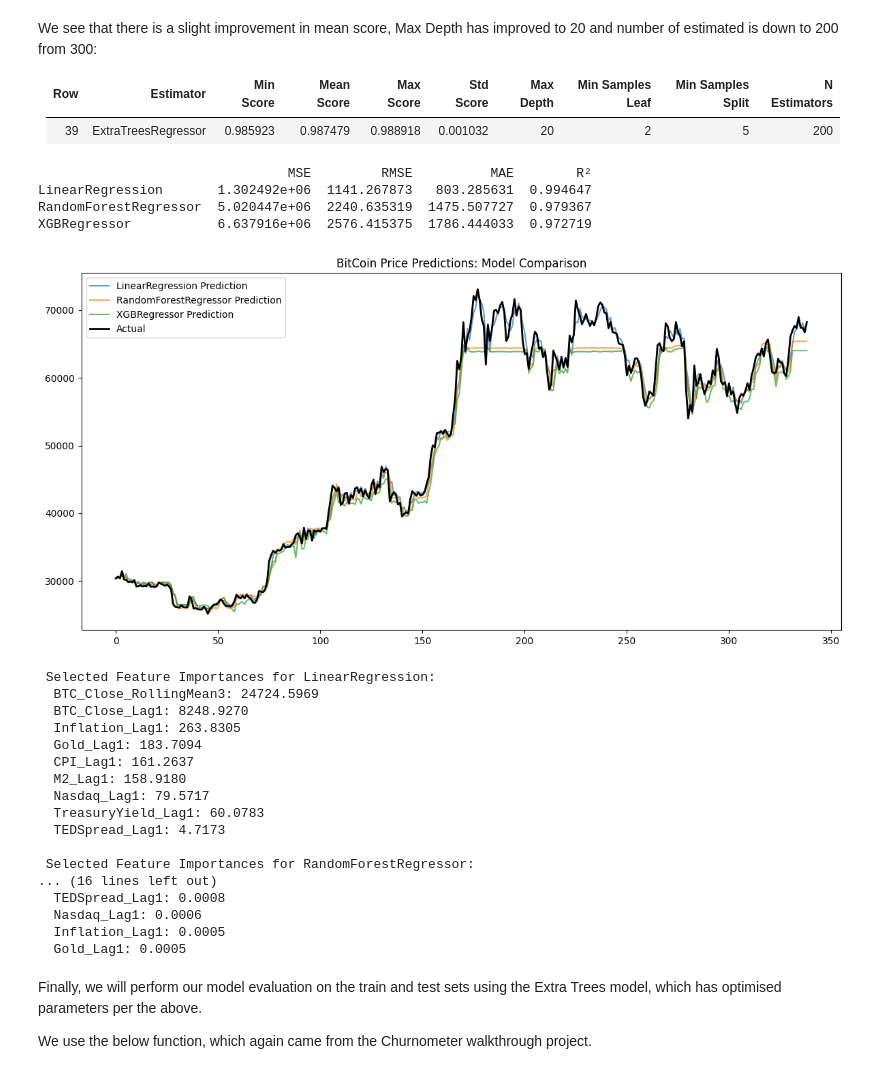
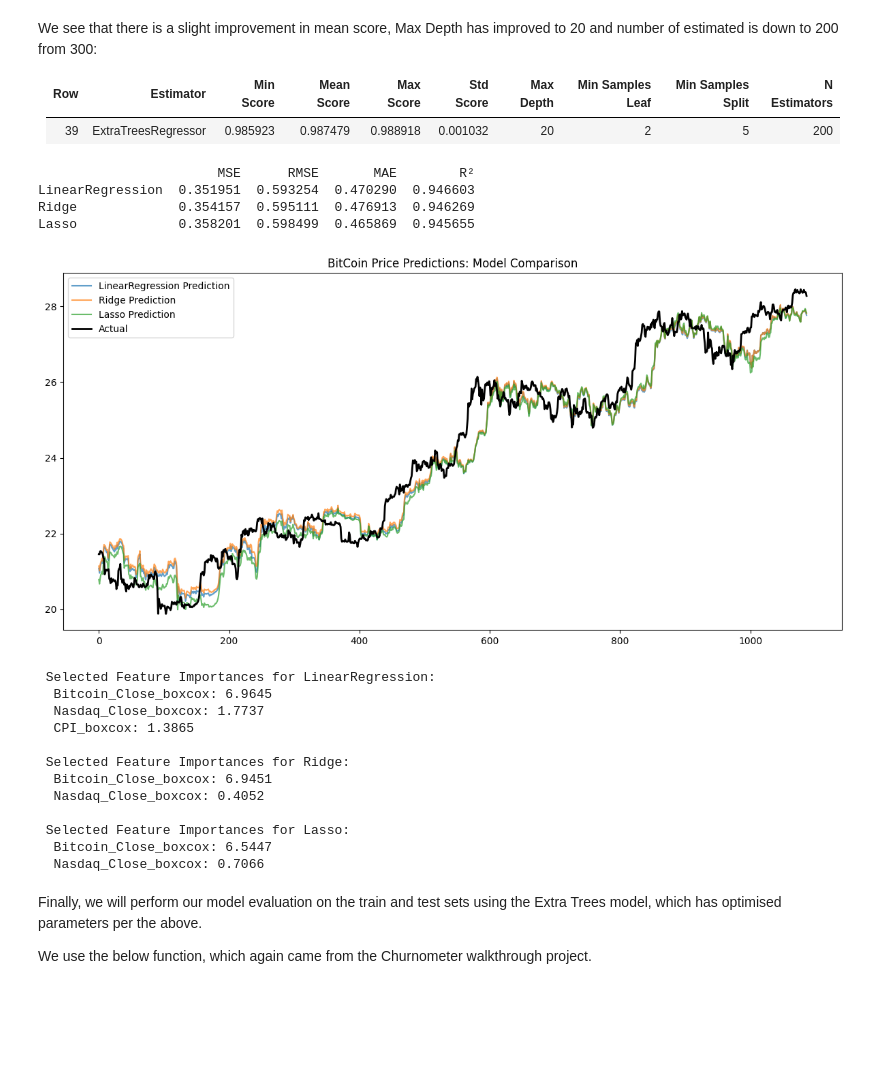
Before and after one commit to Mickyreegs/Project5, a Jupyter notebook: jupyter_notebooks/Modeling_And_Evaluation.ipynb, the cells around one changed output. Cells and saved outputs as stored; diff of their text form; code cells hidden in the pictures; blank space fills up the shorter version.

Commit message:
Split feature engineering into new workbook, run & evaluate linear regression, back transform from box cox, check predictions to actual, check predictions to naive forecast, finally check coefficients

```diff
--- a/jupyter_notebooks/Modeling_And_Evaluation.ipynb
+++ b/jupyter_notebooks/Modeling_And_Evaluation.ipynb
@@ -309,6 +305,8 @@ Here, we use the default parameters of each regressor
 # %%
 models_quick_search = {
     'LinearRegression': LinearRegression(),
+    'Ridge': Ridge(),
+    'Lasso': Lasso(),
     "DecisionTreeRegressor": DecisionTreeRegressor(random_state=0),
     "RandomForestRegressor": RandomForestRegressor(random_state=0),
     "ExtraTreesRegressor": ExtraTreesRegressor(random_state=0),
@@ -319,6 +317,8 @@ models_quick_search = {
 
 params_quick_search = {
     'LinearRegression': {},
+    'Ridge': {},
+    'Lasso': {},
     "DecisionTreeRegressor": {},
     "RandomForestRegressor": {},
     "ExtraTreesRegressor": {},
@@ -483,17 +473,31 @@ We see that there is a slight improvement in mean score, Max Depth has improved
 # %%
 best_models = {
     "LinearRegression": grid_search_pipelines["LinearRegression"].best_estimator_,
-    "RandomForestRegressor": grid_search_pipelines["RandomForestRegressor"].best_estimator_,
-    "XGBRegressor": grid_search_pipelines["XGBRegressor"].best_estimator_
+    "Ridge": grid_search_pipelines["Ridge"].best_estimator_,
+    "Lasso": grid_search_pipelines["Lasso"].best_estimator_
 }
 # %%
 from sklearn.metrics import mean_squared_error, mean_absolute_error, r2_score
 import pandas as pd
 
+selected_features = [
+    'Bitcoin_Close_boxcox',
+    'Nasdaq_Close_boxcox',
+    'CPI_boxcox',
+    'Retail_Sales_boxcox',
+    'M2_Money_Supply_boxcox',
+    'Nasdaq_Close_lag30_boxcox',
+    'CPI_lag30_boxcox',
+    'Retail_Sales_lag30_boxcox',
+    'M2_Money_Supply_lag30_boxcox',
+    'Real_GDP',
+    'Real_GDP_lag30'
+]
+
 results = {}
 
 for name, model in best_models.items():
-    preds = model.predict(features_test[search.selected_features])
+    preds = model.predict(features_test[selected_features])
     results[name] = {
         "MSE": mean_squared_error(target_test, preds),
         "RMSE": mean_squared_error(target_test, preds, squared=False),
@@ -504,25 +508,25 @@ for name, model in best_models.items():
 results_df = pd.DataFrame(results).T.sort_values(by="R²", ascending=False)
 print(results_df)
 # %% [output]
-                                MSE         RMSE          MAE        R²
-LinearRegression       1.302492e+06  1141.267873   803.285631  0.994647
-RandomForestRegressor  5.020447e+06  2240.635319  1475.507727  0.979367
-XGBRegressor           6.637916e+06  2576.415375  1786.444033  0.972719
+                       MSE      RMSE       MAE        R²
+LinearRegression  0.351951  0.593254  0.470290  0.946603
+Ridge             0.354157  0.595111  0.476913  0.946269
+Lasso             0.358201  0.598499  0.465869  0.945655
 # %%
 import matplotlib.pyplot as plt
 
 plt.figure(figsize=(12, 6))
 for name, model in best_models.items():
-    preds = model.predict(features_test[search.selected_features])
+    preds = model.predict(features_test[selected_features])
     plt.plot(preds, label=f"{name} Prediction", alpha=0.7)
 
 plt.plot(target_test.values, label="Actual", color="black", linewidth=2)
 plt.title("BitCoin Price Predictions: Model Comparison")
 plt.legend()
 plt.tight_layout()
 plt.show()
 # %% [output]
-[figure, old version]
+[figure, new version]
 # %%
 best_model_lr = grid_search_pipelines["LinearRegression"].best_estimator_
 # %%
@@ -552,25 +556,34 @@ def feature_importances(best_models, feature_names):
         for feature, score in sorted_importances:
             print(f"  {feature}: {score:.4f}")
 # %%
-feature_importances(best_models, search.selected_features)
+selected_features = [
+    'Bitcoin_Close_boxcox',
+    'Nasdaq_Close_boxcox',
+    'CPI_boxcox',
+    'Retail_Sales_boxcox',
+    'M2_Money_Supply_boxcox',
+    'Nasdaq_Close_lag30_boxcox',
+    'CPI_lag30_boxcox',
+    'Retail_Sales_lag30_boxcox',
+    'M2_Money_Supply_lag30_boxcox',
+    'Real_GDP',
+    'Real_GDP_lag30'
+]
+
+feature_importances(best_models, selected_features)
 # %% [output]
  Selected Feature Importances for LinearRegression:
-  BTC_Close_RollingMean3: 24724.5969
-  BTC_Close_Lag1: 8248.9270
-  Inflation_Lag1: 263.8305
-  Gold_Lag1: 183.7094
-  CPI_Lag1: 161.2637
-  M2_Lag1: 158.9180
-  Nasdaq_Lag1: 79.5717
-  TreasuryYield_Lag1: 60.0783
-  TEDSpread_Lag1: 4.7173
+  Bitcoin_Close_boxcox: 6.9645
+  Nasdaq_Close_boxcox: 1.7737
+  CPI_boxcox: 1.3865
 
- Selected Feature Importances for RandomForestRegressor:
-... (16 lines left out)
-  TEDSpread_Lag1: 0.0008
-  Nasdaq_Lag1: 0.0006
-  Inflation_Lag1: 0.0005
-  Gold_Lag1: 0.0005
+ Selected Feature Importances for Ridge:
+  Bitcoin_Close_boxcox: 6.9451
+  Nasdaq_Close_boxcox: 0.4052
+
+ Selected Feature Importances for Lasso:
+  Bitcoin_Close_boxcox: 6.5447
+  Nasdaq_Close_boxcox: 0.7066
 # %% [markdown]
 Finally, we will perform our model evaluation on the train and test sets using the Extra Trees model, which has optimised parameters per the above.
 
```
Also changed, not shown: parts of 23 cells of this notebook, 7 other files.
